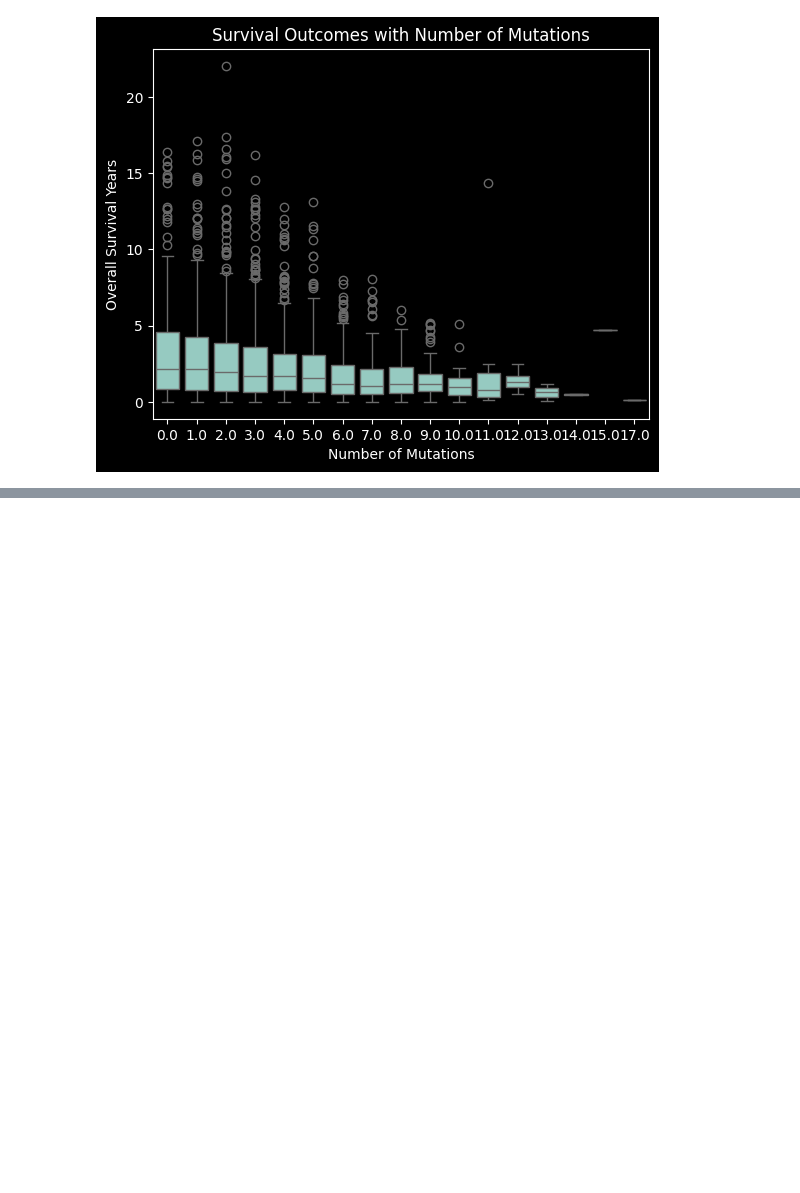
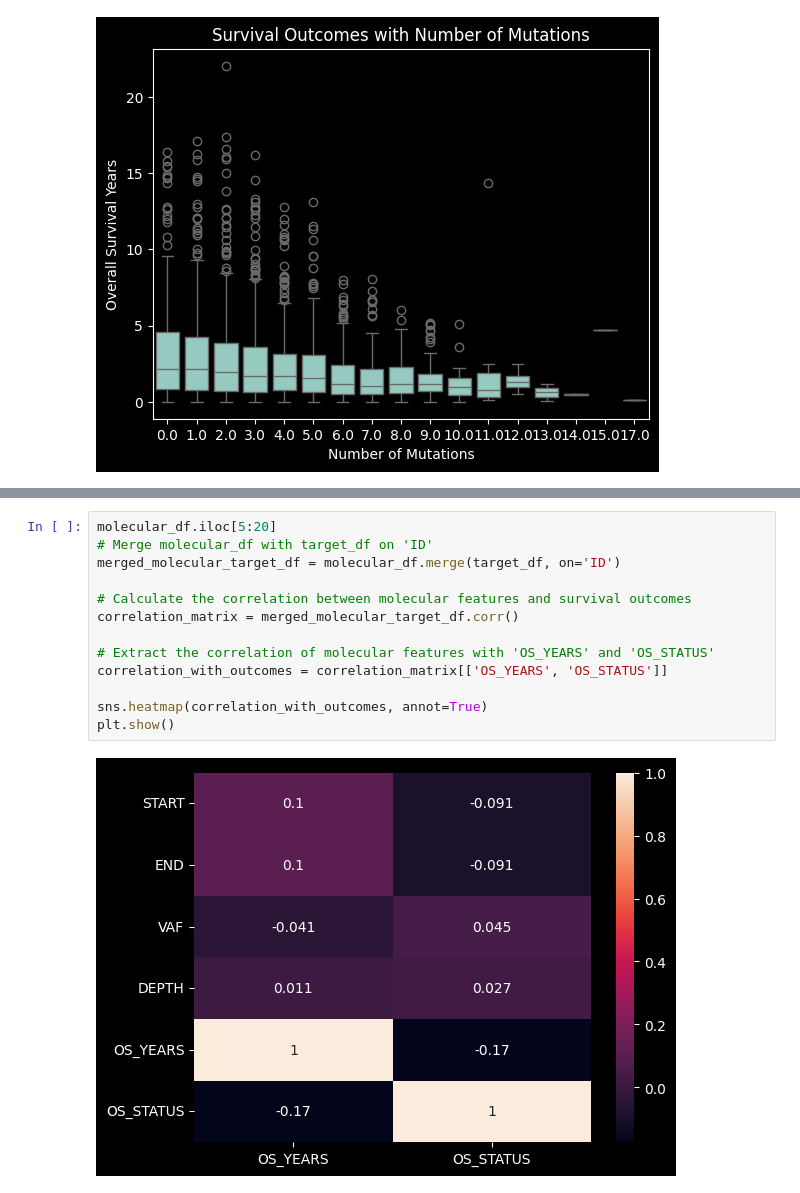
Before and after one commit to Loic-Jaillet/ENS-ML-Challenge, a Jupyter notebook: challenge.ipynb, the cells around one changed output, grey strips where cells are left out. Drawn from its saved outputs; the diff is of its cells as text; blank space fills up the shorter version.

```diff
--- a/challenge.ipynb
+++ b/challenge.ipynb
@@ -554,0 +571,15 @@ Average Cox Proportional Hazard Model Concordance Index IPCW on test: 0.71
+# %%
+molecular_df.iloc[5:20]
+# Merge molecular_df with target_df on 'ID'
+merged_molecular_target_df = molecular_df.merge(target_df, on='ID')
+
+# Calculate the correlation between molecular features and survival outcomes
+correlation_matrix = merged_molecular_target_df.corr()
+
+# Extract the correlation of molecular features with 'OS_YEARS' and 'OS_STATUS'
+correlation_with_outcomes = correlation_matrix[['OS_YEARS', 'OS_STATUS']]
+
+sns.heatmap(correlation_with_outcomes, annot=True)
+plt.show()
+# %% [output]
+[figure, added]
```
Also changed, not shown: parts of 18 cells of this notebook.
